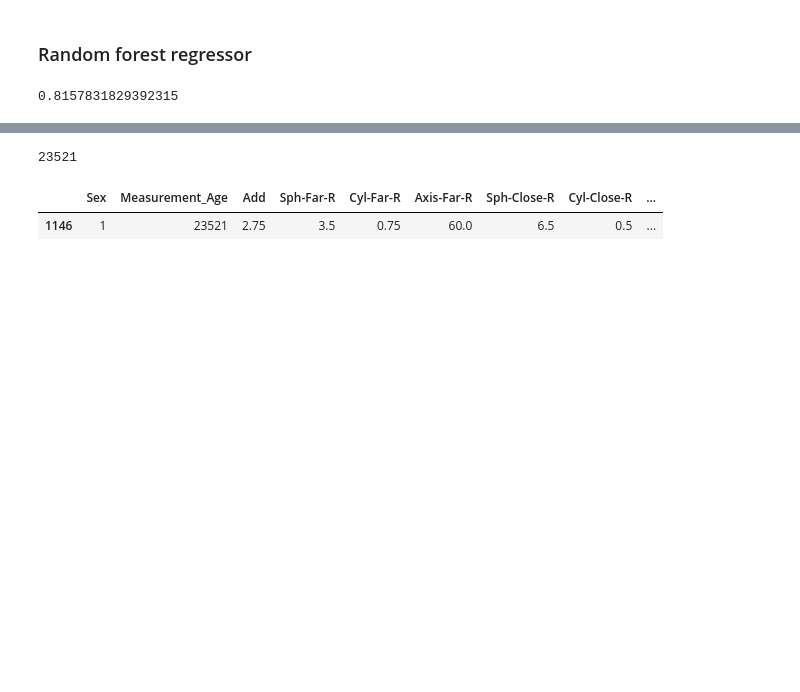
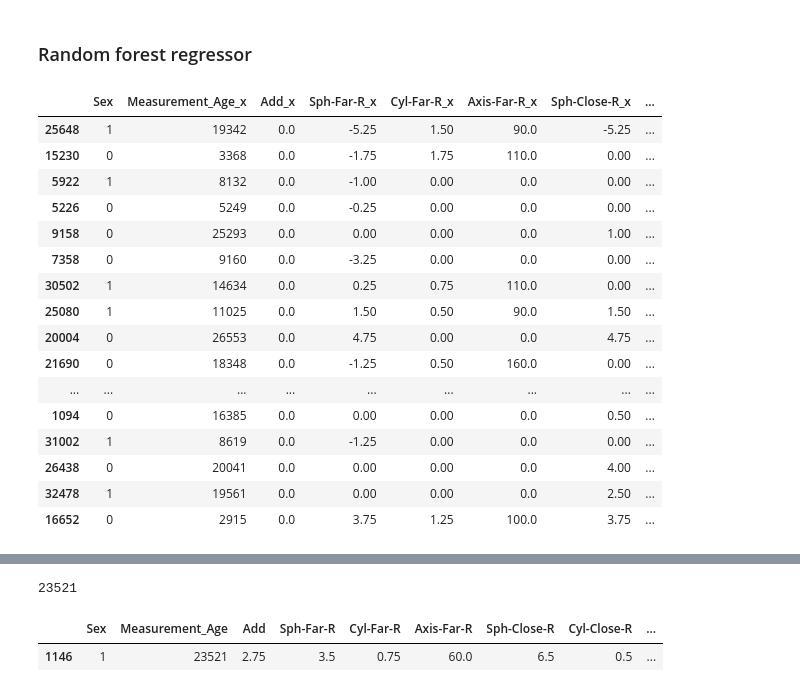
Before and after one commit to Arno989/Project-3, a Jupyter notebook: ML/Sandbox/2_row_model.ipynb, the cells around one changed output, grey strips where cells are left out. Saved outputs shown, nothing was run; the diff lists cells and outputs as text; code cells hidden in the pictures; blank space fills up the shorter version.

```diff
--- a/ML/Sandbox/2_row_model.ipynb
+++ b/ML/Sandbox/2_row_model.ipynb
@@ -400,25 +400,43 @@ R2 score op training set via L2:  0.6387595495919842
 # %%
 # Splitsen in features en targets
 
 y = dataset['Sph-Far-R'].values
 X = dataset.drop(['Add', 'Sph-Far-R', 'Cyl-Far-R', 'Axis-Far-R', 'Sph-Close-R', 'Cyl-Close-R', 'Axis-Close-R', 'Sph-Far-L',
                   'Cyl-Far-L', 'Axis-Far-L', 'Sph-Close-L', 'Cyl-Close-L', 'Axis-Close-L'],axis=1)
 
 # Splitsen in training set en test set
 
 X_train, X_test, y_train, y_test = train_test_split(X, y, test_size=0.2, random_state=0)
 
 #random forest regressor
 number_of_trees = 200
 max_number_of_depth = 10
 max_number_of_features = 6
 
 RFR_model_sph_far_r = RandomForestRegressor(n_estimators=number_of_trees, max_features=max_number_of_features, max_depth=max_number_of_depth)
 RFR_model_sph_far_r.fit(X_train,y_train)
 
 RFR_model_sph_far_r.score(X_test,y_test)
+
+X.head(20)
 # %% [output]
-0.8157831829392315
+|  | Sex | Measurement_Age_x | Add_x | Sph-Far-R_x | Cyl-Far-R_x | Axis-Far-R_x | Sph-Close-R_x | ... |
+| 25648 | 1 | 19342 | 0.0 | -5.25 | 1.50 | 90.0 | -5.25 | ... |
+| 15230 | 0 | 3368 | 0.0 | -1.75 | 1.75 | 110.0 | 0.00 | ... |
+| 5922 | 1 | 8132 | 0.0 | -1.00 | 0.00 | 0.0 | 0.00 | ... |
+| 5226 | 0 | 5249 | 0.0 | -0.25 | 0.00 | 0.0 | 0.00 | ... |
+| 9158 | 0 | 25293 | 0.0 | 0.00 | 0.00 | 0.0 | 1.00 | ... |
+| 7358 | 0 | 9160 | 0.0 | -3.25 | 0.00 | 0.0 | 0.00 | ... |
+| 30502 | 1 | 14634 | 0.0 | 0.25 | 0.75 | 110.0 | 0.00 | ... |
+| 25080 | 1 | 11025 | 0.0 | 1.50 | 0.50 | 90.0 | 1.50 | ... |
+| 20004 | 0 | 26553 | 0.0 | 4.75 | 0.00 | 0.0 | 4.75 | ... |
+| 21690 | 0 | 18348 | 0.0 | -1.25 | 0.50 | 160.0 | 0.00 | ... |
+| ... | ... | ... | ... | ... | ... | ... | ... | ... |
+| 1094 | 0 | 16385 | 0.0 | 0.00 | 0.00 | 0.0 | 0.50 | ... |
+| 31002 | 1 | 8619 | 0.0 | -1.25 | 0.00 | 0.0 | 0.00 | ... |
+| 26438 | 0 | 20041 | 0.0 | 0.00 | 0.00 | 0.0 | 4.00 | ... |
+| 32478 | 1 | 19561 | 0.0 | 0.00 | 0.00 | 0.0 | 2.50 | ... |
+| 16652 | 0 | 2915 | 0.0 | 3.75 | 1.25 | 100.0 | 3.75 | ... |
 # %%
 #feature importance
 # top 10 meest belangrijke features
```
Also changed, not shown: parts of 18 cells of this notebook, 2 other files.
